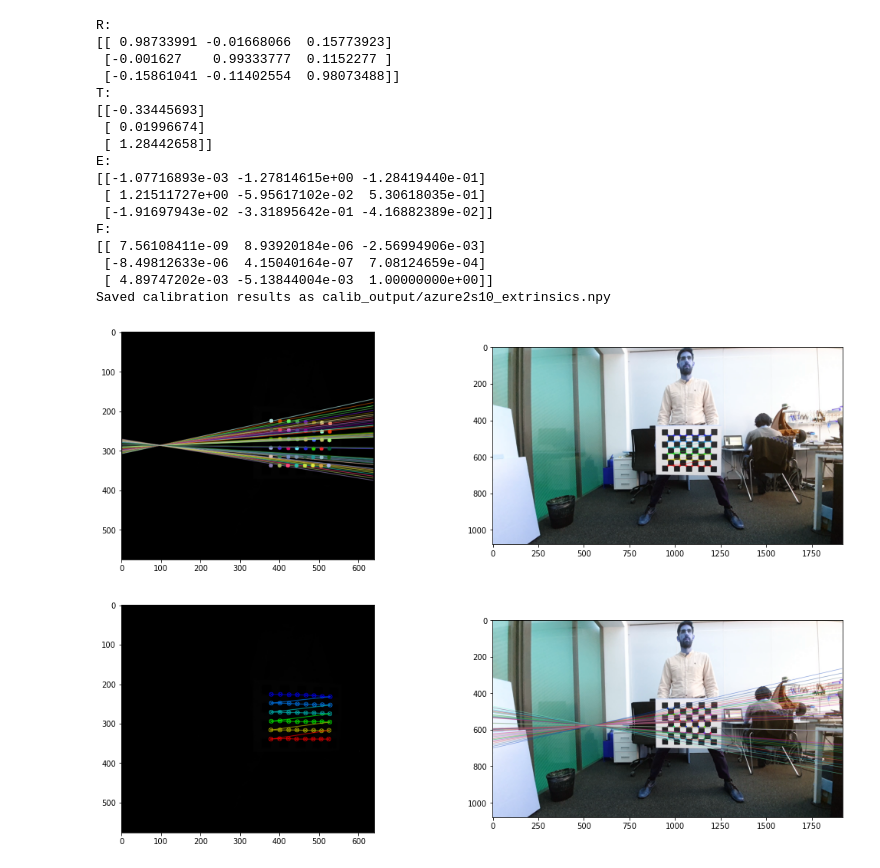
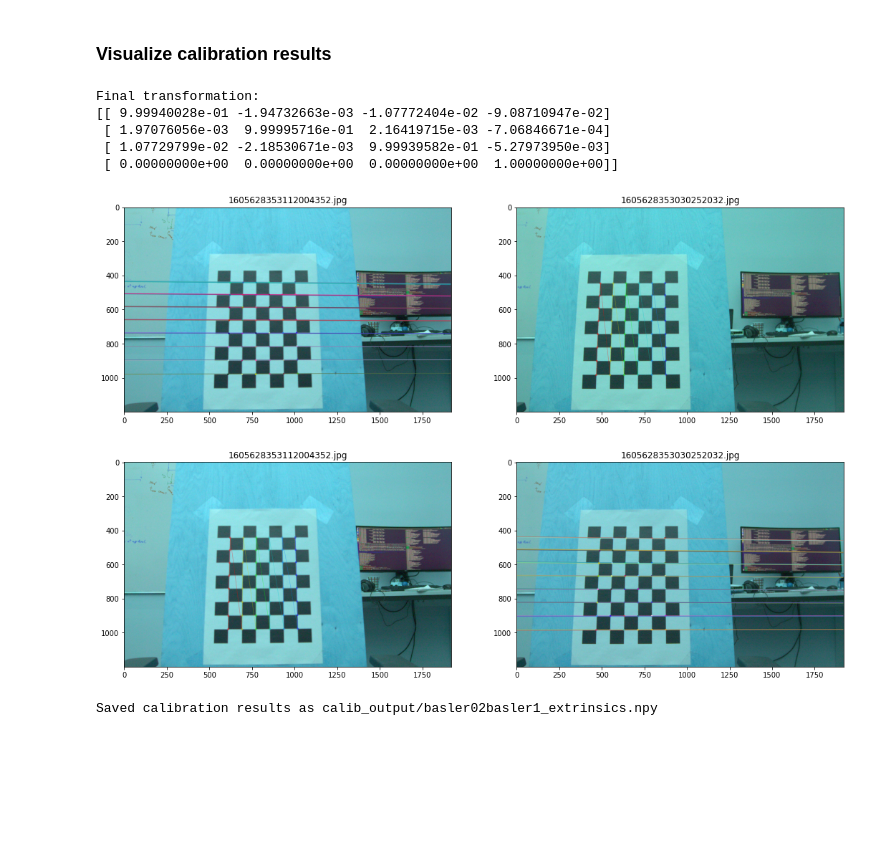
Before and after one commit to Marselka/CalibrationProject, a Jupyter notebook: extrinsics_calibration.ipynb, the cells around one changed output. Drawn from its saved outputs; the diff is of its cells as text; code cells hidden in the pictures; blank space fills up the shorter version.

```diff
--- a/extrinsics_calibration.ipynb
+++ b/extrinsics_calibration.ipynb
@@ -65,6 +78,6 @@ draw_stereo_pair_detections(images1, images2, results1, results2, pattern_size,
 # %%
-calib_intrinsics1 = np.load('calib_output/azure_intrinsics.npy', allow_pickle=True).item()
-calib_intrinsics2 = np.load('calib_output/s10_intrinsics.npy', allow_pickle=True).item()
+calib_intrinsics1 = np.load('calib_output/basler0_intrinsics.npy', allow_pickle=True).item()
+calib_intrinsics2 = np.load('calib_output/basler1_intrinsics.npy', allow_pickle=True).item()
 # %%
 intrinsics1 = calib_intrinsics1['intrinsics']
 dist_coeff1 = calib_intrinsics1['dist_coeff']
@@ -85 +93,13 @@ scene_points, loc_kp1, loc_kp2 = get_stereo_calib_input(fresults1, fresults2, pa
+# %%
+# Orientation of the detected pattern of different images may be different. Use one image as anchor and leave only
+# those that have the same orientation
+
+criteria = (cv.TERM_CRITERIA_MAX_ITER + cv.TERM_CRITERIA_EPS, 100, 0.0001)
+
+f_detections1, f_detections2 = filter_orientation(detections1, pattern_size, anchor_index=0), \
+                                filter_orientation(detections2, pattern_size, anchor_index=0)
+
+
+scene_points, loc_kp1, shape = prepare_calib_input(images1, detections1, d_timestamps1, ext=img_ext)
+_, loc_kp2, _ = prepare_calib_input(images2, detections2, d_timestamps2, ext=img_ext)
 # %%
@@ -96,22 +121,26 @@ print(reproj_error)
-# %%
-calib_name = "azure2s10"
-output_stereo_calib_results(R12, T12, E12, F12, images1, images2, results1, results2, pattern_size, 0, pair_dict, calib_name)
-# %% [output]
-R:
-[[ 0.98733991 -0.01668066  0.15773923]
- [-0.001627    0.99333777  0.1152277 ]
- [-0.15861041 -0.11402554  0.98073488]]
-T:
-[[-0.33445693]
- [ 0.01996674]
- [ 1.28442658]]
-E:
-[[-1.07716893e-03 -1.27814615e+00 -1.28419440e-01]
- [ 1.21511727e+00 -5.95617102e-02  5.30618035e-01]
- [-1.91697943e-02 -3.31895642e-01 -4.16882389e-02]]
-F:
-[[ 7.56108411e-09  8.93920184e-06 -2.56994906e-03]
- [-8.49812633e-06  4.15040164e-07  7.08124659e-04]
- [ 4.89747202e-03 -5.13844004e-03  1.00000000e+00]]
-Saved calibration results as calib_output/azure2s10_extrinsics.npy
-[figure, removed]
+# %% [markdown]
+### Visualize calibration results
+# %%
+print("Final transformation:")
+print(T)
+# %% [output]
+Final transformation:
+[[ 9.99940028e-01 -1.94732663e-03 -1.07772404e-02 -9.08710947e-02]
+ [ 1.97076056e-03  9.99995716e-01  2.16419715e-03 -7.06846671e-04]
+ [ 1.07729799e-02 -2.18530671e-03  9.99939582e-01 -5.27973950e-03]
+ [ 0.00000000e+00  0.00000000e+00  0.00000000e+00  1.00000000e+00]]
+# %%
+idx = 0
+
+check_key1, check_key2 = d_timestamps1[idx] + img_ext, d_timestamps2[idx] + img_ext
+
+plot_epipolar_lines(images1[check_key1], images2[check_key2],
+                    detections1[check_key1][1], detections2[check_key2][1],
+                    check_key1, check_key2, F, pattern_size)
+# %% [output]
+[figure, added]
+# %%
+calib_name = 'basler02basler1'
+save_extrinsics_calib(calib_name, T)
+# %% [output]
+Saved calibration results as calib_output/basler02basler1_extrinsics.npy
```
Also changed, not shown: parts of 19 cells of this notebook, 30 other files.
